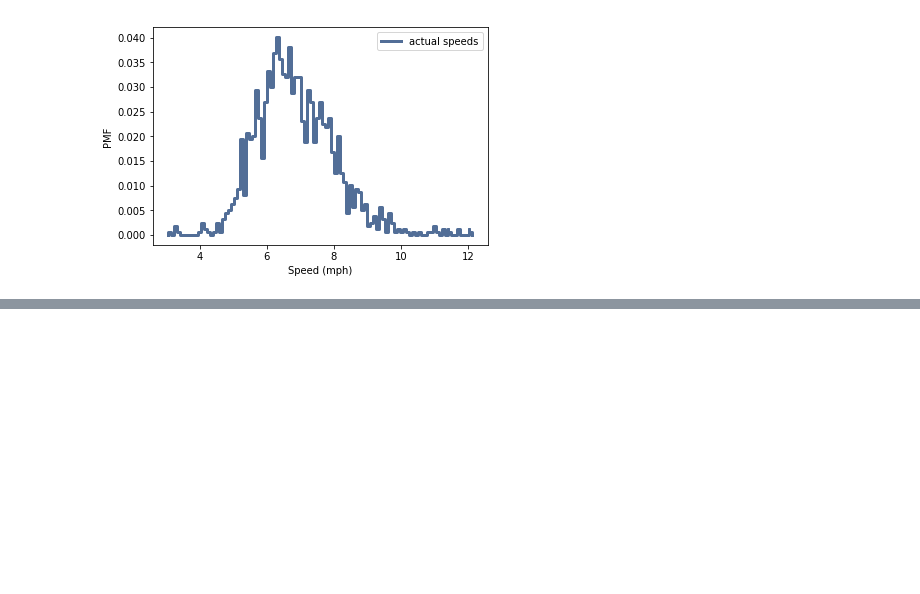
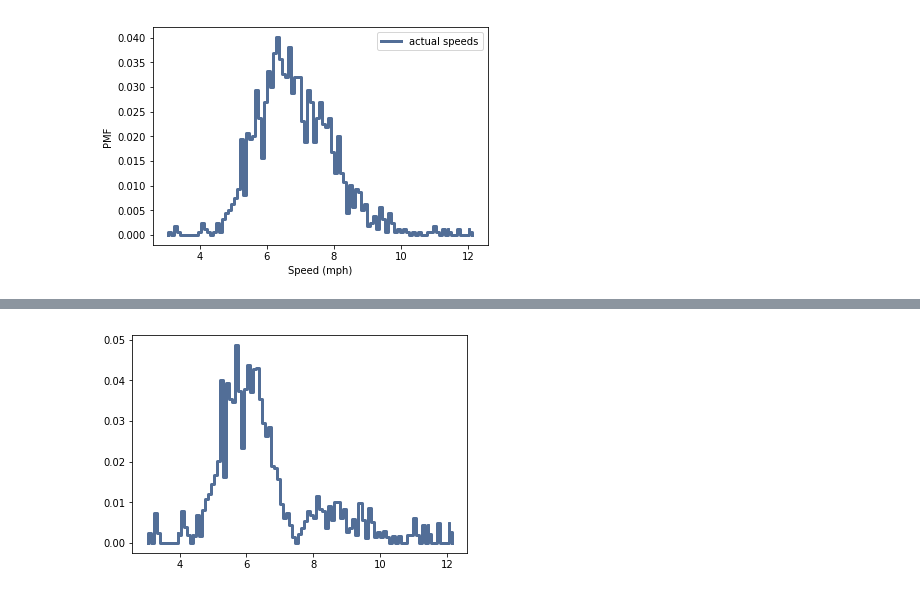
Before and after one commit to joaomarcoslds/ThinkStats2, a Jupyter notebook: code/chap03ex.ipynb, the cells around one changed output, grey strips where cells are left out. Drawn from its saved outputs; the diff is of its cells as text; code cells hidden in the pictures; blank space fills up the shorter version.

```diff
--- a/code/chap03ex.ipynb
+++ b/code/chap03ex.ipynb
@@ -423,0 +437,8 @@ def ObservedPmf(pmf):
+# %%
+speeds = relay.BinData(speeds, 3, 12, 100)
+pmf_speed = thinkstats2.Pmf(speeds, 'actual speeds')
+ss = relay_soln.ObservedPmf(pmf_speed, 7.5, label='observed speeds')
+
+thinkplot.Pmf(ss)
+# %% [output]
+[figure, added]
```
Also changed, not shown: parts of 16 cells of this notebook, 1 other file.
